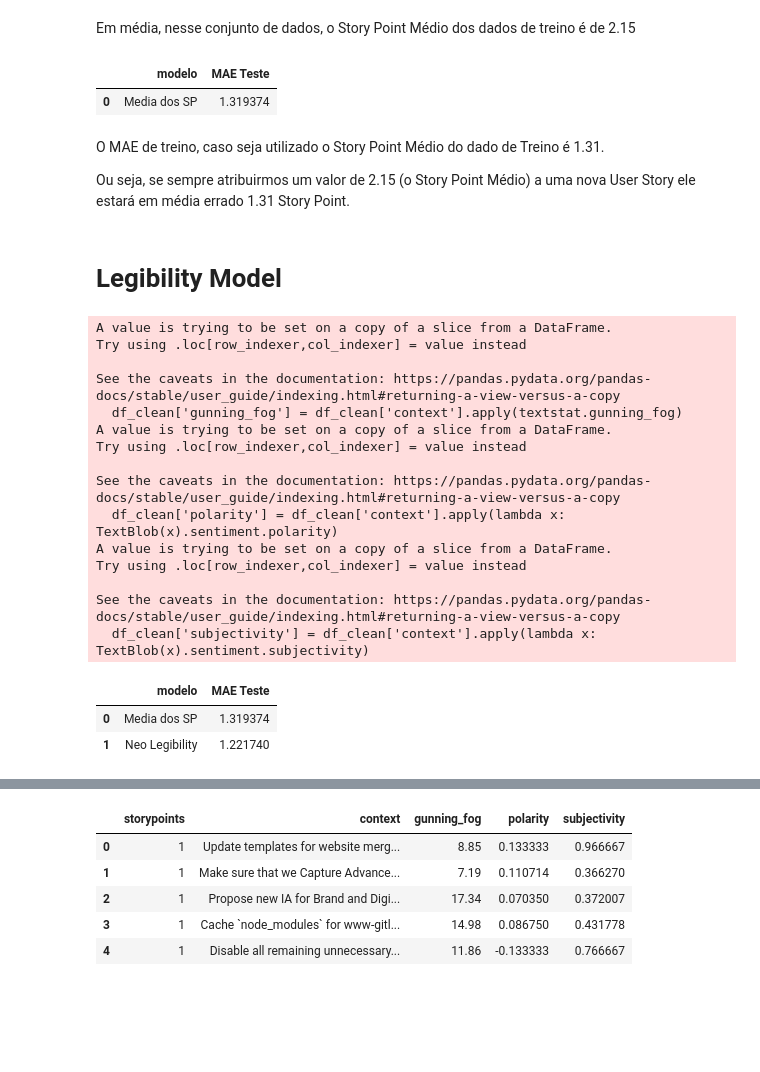
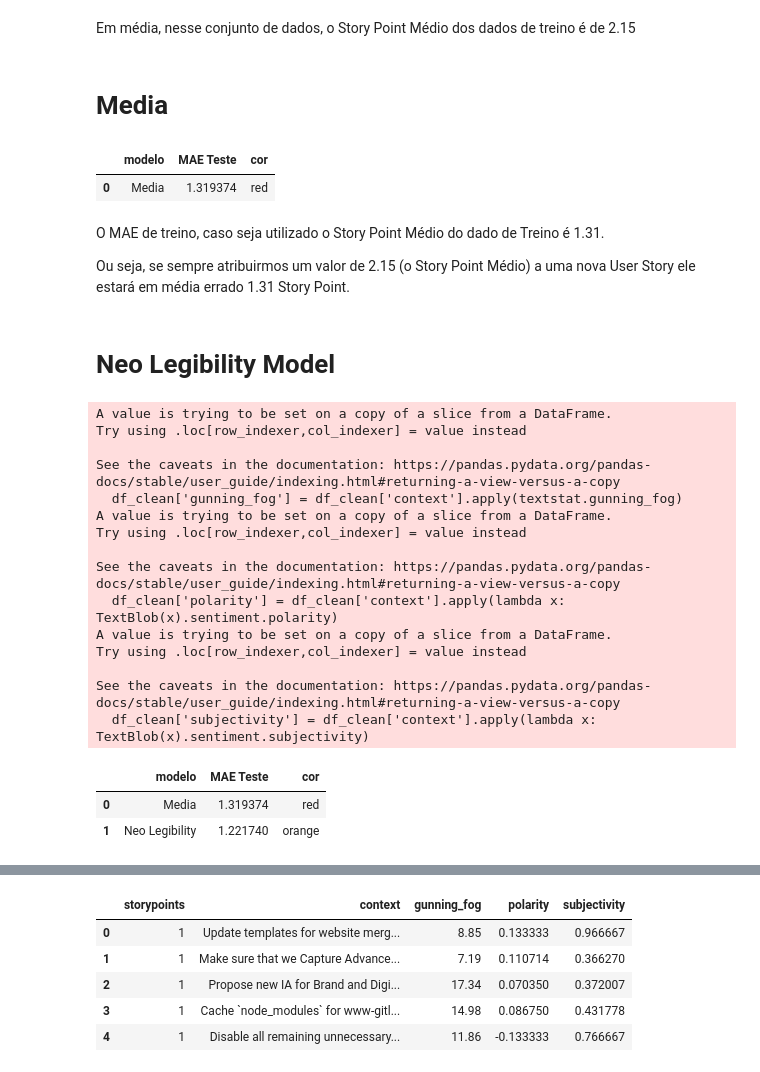
Before and after one commit to giseldo/Neo_Legibility_Python, a Jupyter notebook: notebooks/7764.ipynb, the cells around one changed output, grey strips where cells are left out. Saved outputs shown, nothing was run; the diff lists cells and outputs as text; code cells hidden in the pictures; blank space fills up the shorter version.

```diff
--- a/notebooks/7764.ipynb
+++ b/notebooks/7764.ipynb
@@ -128,53 +128,55 @@ def mean_absolute_error(y_true, y_pred):
   absolute_Errors =[abs(true-pred) for true, pred in zip(y_true, y_pred)]
   mae = sum(absolute_Errors) / len(y_true)
   return mae
+# %% [markdown]
+# Media
 # %%
 lista_y_pred = [storypoint_medio] * len(dados_teste)
 mae_media_sp = mean_absolute_error(dados_teste["storypoints"], lista_y_pred)
-df_results = pd.DataFrame(data=[['Media dos SP', mae_media_sp]], columns=["modelo", "MAE Teste"])
+df_results = pd.DataFrame(data=[['Media', mae_media_sp, "red"]], columns=["modelo", "MAE Teste", "cor"])
 df_results
 # %% [output]
-|  | modelo | MAE Teste |
-| 0 | Media dos SP | 1.319374 |
+|  | modelo | MAE Teste | cor |
+| 0 | Media | 1.319374 | red |
 # %% [markdown]
 O MAE de treino, caso seja utilizado o Story Point Médio do dado de Treino é 1.31.
 
 Ou seja, se sempre atribuirmos um valor de 2.15 (o Story Point Médio) a uma nova User Story ele estará em média errado 1.31 Story Point.
 # %% [markdown]
-# Legibility Model
+# Neo Legibility Model
 # %%
 # novos atributos
 colunas = ['gunning_fog', 'polarity','subjectivity']
 df_clean['gunning_fog'] = df_clean['context'].apply(textstat.gunning_fog)
 df_clean['polarity'] = df_clean['context'].apply(lambda x: TextBlob(x).sentiment.polarity)
 df_clean['subjectivity'] = df_clean['context'].apply(lambda x: TextBlob(x).sentiment.subjectivity)
 # separação treino e teste com novos atributos
 num_linhas_treino = int(len(df_clean) * 0.7)
 dados_treino = df_clean.iloc[:num_linhas_treino]
 dados_teste = df_clean.iloc[num_linhas_treino:]
 # modelo Legibility
 model = SVR()
 model.fit(dados_treino[colunas], dados_treino["storypoints"])
 y_pred = model.predict(dados_teste[colunas])
 mae_tfidf = mean_absolute_error(dados_teste["storypoints"], y_pred)
-df_results = df_results.append({'modelo':'Neo Legibility', 'MAE Teste': mae_tfidf}, ignore_index=True)
+df_results = df_results.append({'modelo':'Neo Legibility', 'MAE Teste': mae_tfidf, 'cor': "orange"}, ignore_index=True)
 df_results
 # %% [output]
 A value is trying to be set on a copy of a slice from a DataFrame.
 Try using .loc[row_indexer,col_indexer] = value instead
 
 See the caveats in the documentation: https://pandas.pydata.org/pandas-docs/stable/user_guide/indexing.html#returning-a-view-versus-a-copy
   df_clean['gunning_fog'] = df_clean['context'].apply(textstat.gunning_fog)
 A value is trying to be set on a copy of a slice from a DataFrame.
 Try using .loc[row_indexer,col_indexer] = value instead
 
 See the caveats in the documentation: https://pandas.pydata.org/pandas-docs/stable/user_guide/indexing.html#returning-a-view-versus-a-copy
   df_clean['polarity'] = df_clean['context'].apply(lambda x: TextBlob(x).sentiment.polarity)
 A value is trying to be set on a copy of a slice from a DataFrame.
 Try using .loc[row_indexer,col_indexer] = value instead
 
 See the caveats in the documentation: https://pandas.pydata.org/pandas-docs/stable/user_guide/indexing.html#returning-a-view-versus-a-copy
   df_clean['subjectivity'] = df_clean['context'].apply(lambda x: TextBlob(x).sentiment.subjectivity)
-|  | modelo | MAE Teste |
-| 0 | Media dos SP | 1.319374 |
-| 1 | Neo Legibility | 1.221740 |
+|  | modelo | MAE Teste | cor |
+| 0 | Media | 1.319374 | red |
+| 1 | Neo Legibility | 1.221740 | orange |
```
Also changed, not shown: parts of 41 cells of this notebook, 37 other files.
